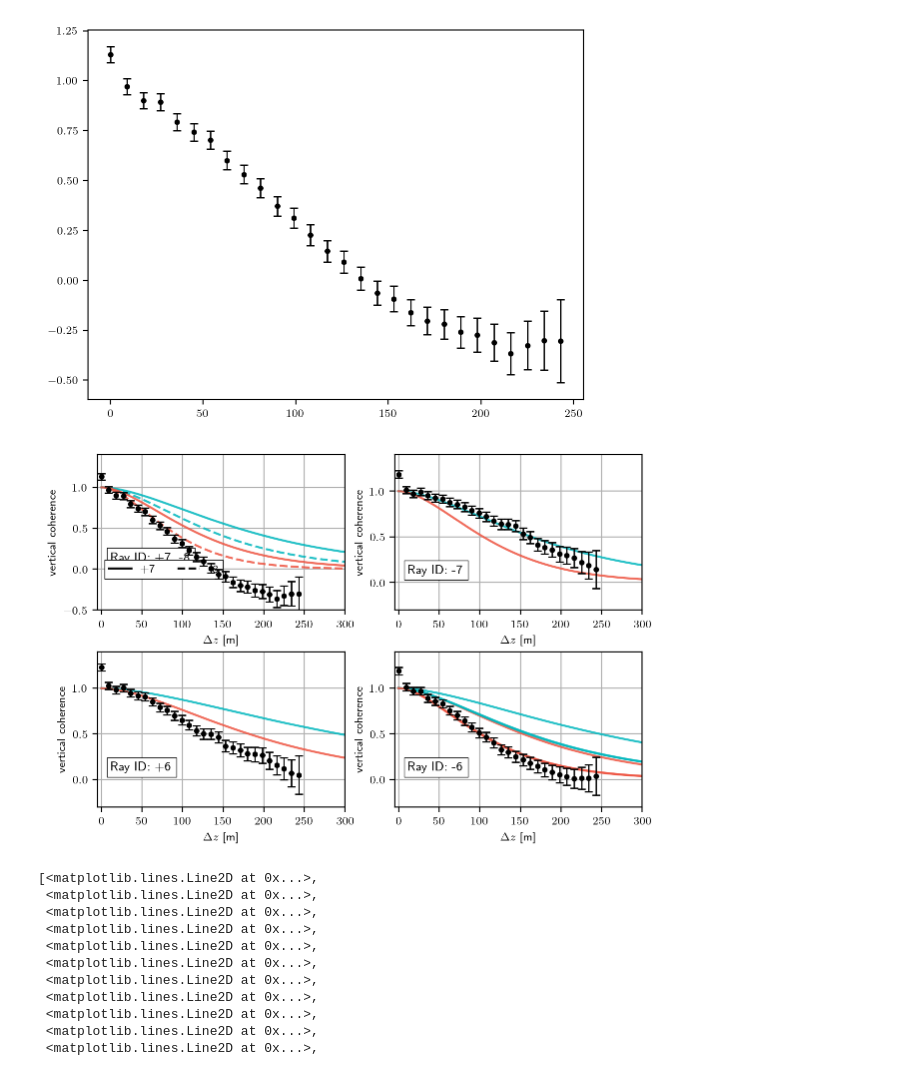
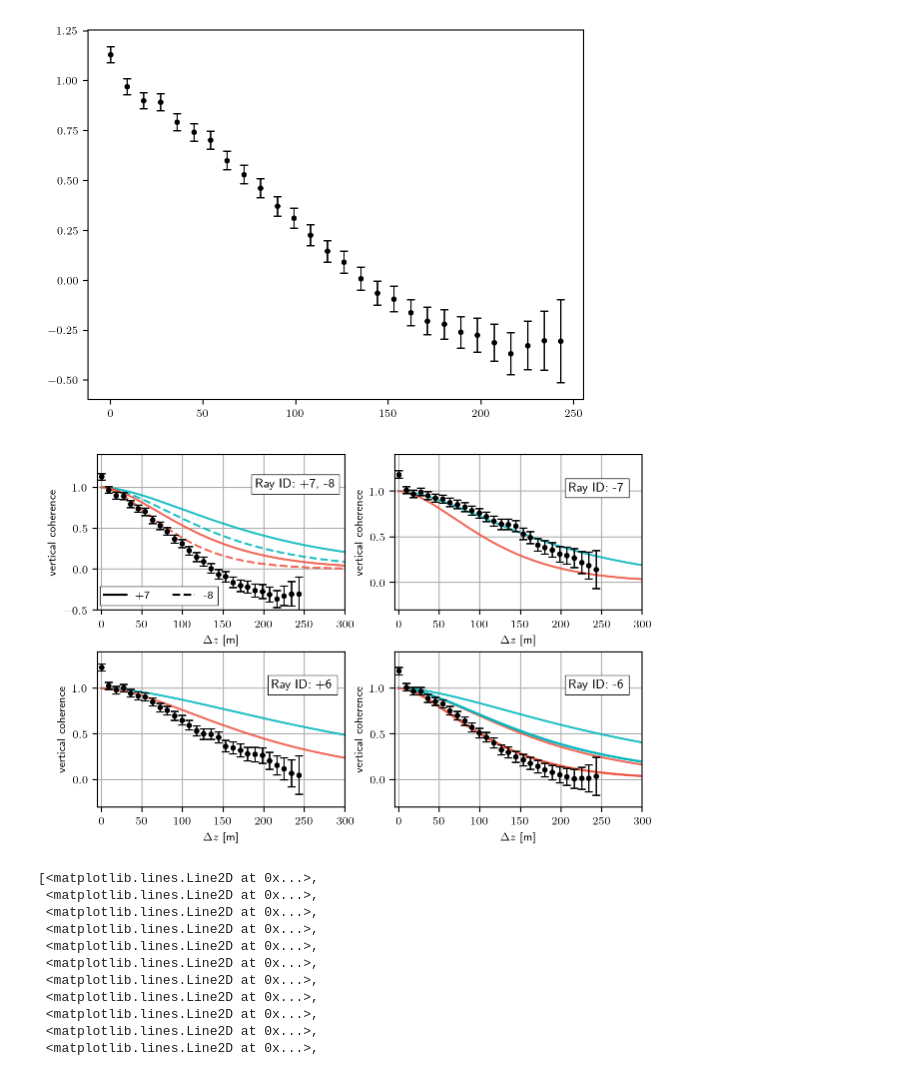
Before and after one commit to John-Ragland/n23_fluctuations_ragland, a Jupyter notebook: notebooks/publication_figures/Vertical_Coherence.ipynb, the cells around one changed output. Saved outputs shown, nothing was run; the diff lists cells and outputs as text; code cells hidden in the pictures.

```diff
--- a/notebooks/publication_figures/Vertical_Coherence.ipynb
+++ b/notebooks/publication_figures/Vertical_Coherence.ipynb
@@ -202,8 +202,8 @@ for k, ray_id in enumerate(ray_ids):
     if ray_id == '+7':
         #plt.text(12, 0.1, f"Ray ID: {ray_id}, -8", fontsize=10)
         plt.text(
-            12,
-            0.1,
+            190,
+            1,
             f"Ray ID: {ray_id}, -8",
             #transform=axes[k].transAxes,
             fontsize=9,
@@ -216,42 +216,42 @@ for k, ray_id in enumerate(ray_ids):
                                     linewidth=1.5, label='-8')
 
         # Add the custom legend
-        leg = axes[k].legend(handles=[solid_line, dashed_line], ncols=2, loc=(0.03,0.2), framealpha=1, fancybox=False, edgecolor='k')
+        leg = axes[k].legend(handles=[solid_line, dashed_line], ncols=2, loc=(0.01,0.03), framealpha=1, fancybox=False, edgecolor='k')
         leg.get_frame().set_linewidth(0.5)  # <-- thickness here
     else:
         #plt.text(12, 0.1, f"Ray ID: {ray_id}", fontsize=10)
         plt.text(
-            12,
-            0.1,
+            210,
+            1,
             f"Ray ID: {ray_id}",
             #transform=axes[k].transAxes,
             fontsize=9,
             bbox=dict(facecolor="white", edgecolor="k", pad=3, linewidth=0.5),
         )
 
     for n, pair_id in enumerate(pair_ids[ray_id]):
         if ray_id == '+7':
             plt.plot(delta_zr, np.exp(-Dzs['-8'][pair_id] / 2), c=whoi_colors[0], lw=1.5, linestyle='--', label='-8', alpha=0.85)
             plt.plot(delta_zr, np.exp(-Dzs2['-8'][pair_id] / 2), c=whoi_colors[1], lw=1.5, alpha=0.85, linestyle='--')
             plt.plot(delta_zr, np.exp(-Dzs[ray_id][pair_id] / 2), c=whoi_colors[0], lw=1.5, alpha=0.85, label='+7')
             plt.plot(delta_zr, np.exp(-Dzs2[ray_id][pair_id] / 2), c=whoi_colors[1], lw=1.5, alpha=0.85)
 
         else:
             plt.plot(delta_zr, np.exp(-Dzs[ray_id][pair_id] / 2), c=whoi_colors[0], lw=1.5, alpha=0.85)
             plt.plot(delta_zr, np.exp(-Dzs2[ray_id][pair_id] / 2), c=whoi_colors[1], lw=1.5, alpha=0.85)
 
 
     plt.grid()
     plt.xlim([-5, 300])
 
 plt.tight_layout(pad=0.5)
 
 fig.subplots_adjust(right=0.9)
 
 
 #fig.savefig("../../figures/Ducted_VC.pdf", bbox_inches="tight")
 # %% [output]
-[figure, old version]
+[figure, new version]
 # %%
 plt.plot(Dzs['-8'][0])
 plt.plot(Dzs['-8'][1])
```
Also changed, not shown: 2 other files.
